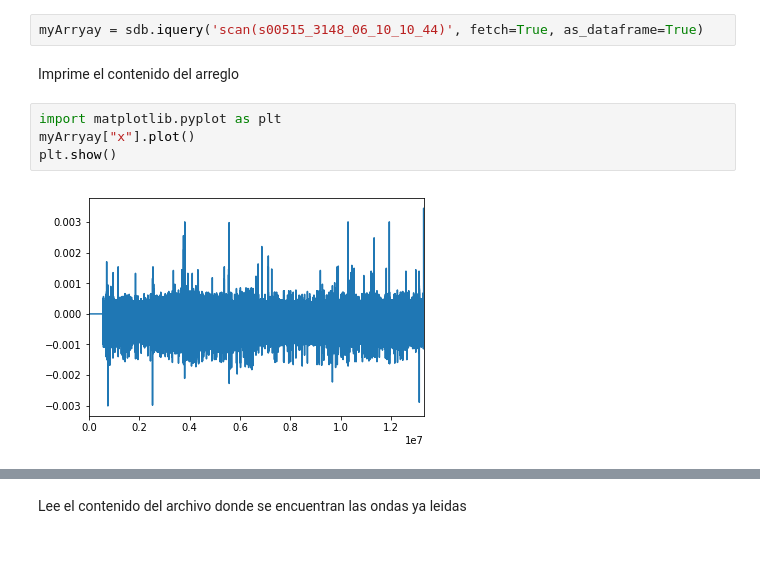
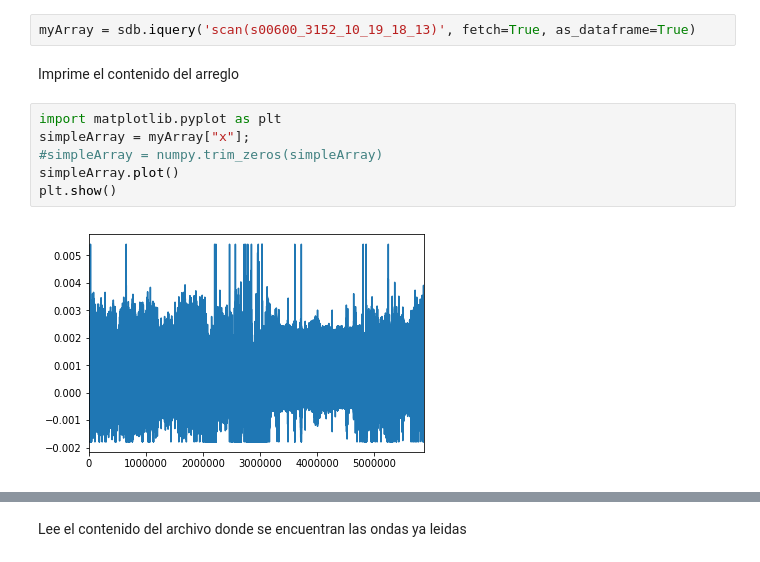
Before and after one commit to davidgutierrez/HeartRatePatterns, a Jupyter notebook: Jupyter/LoadData.ipynb, the cells around one changed output, grey strips where cells are left out. Saved outputs shown, nothing was run; the diff lists cells and outputs as text.

```diff
--- a/Jupyter/LoadData.ipynb
+++ b/Jupyter/LoadData.ipynb
@@ -156,12 +156,14 @@ Borra todos los arreglos de la base de datos.
 # %% [markdown]
 Obtiene el arreglo s00515_3148_06_10_10_44 de SciDB
 # %%
-myArryay = sdb.iquery('scan(s00515_3148_06_10_10_44)', fetch=True, as_dataframe=True)
+myArray = sdb.iquery('scan(s00600_3152_10_19_18_13)', fetch=True, as_dataframe=True)
 # %% [markdown]
 Imprime el contenido del arreglo
 # %%
 import matplotlib.pyplot as plt
-myArryay["x"].plot()
+simpleArray = myArray["x"];
+#simpleArray = numpy.trim_zeros(simpleArray)
+simpleArray.plot()
 plt.show()
 # %% [output]
-[figure, old version]
+[figure, new version]
```
Also changed, not shown: parts of 7 cells of this notebook.
